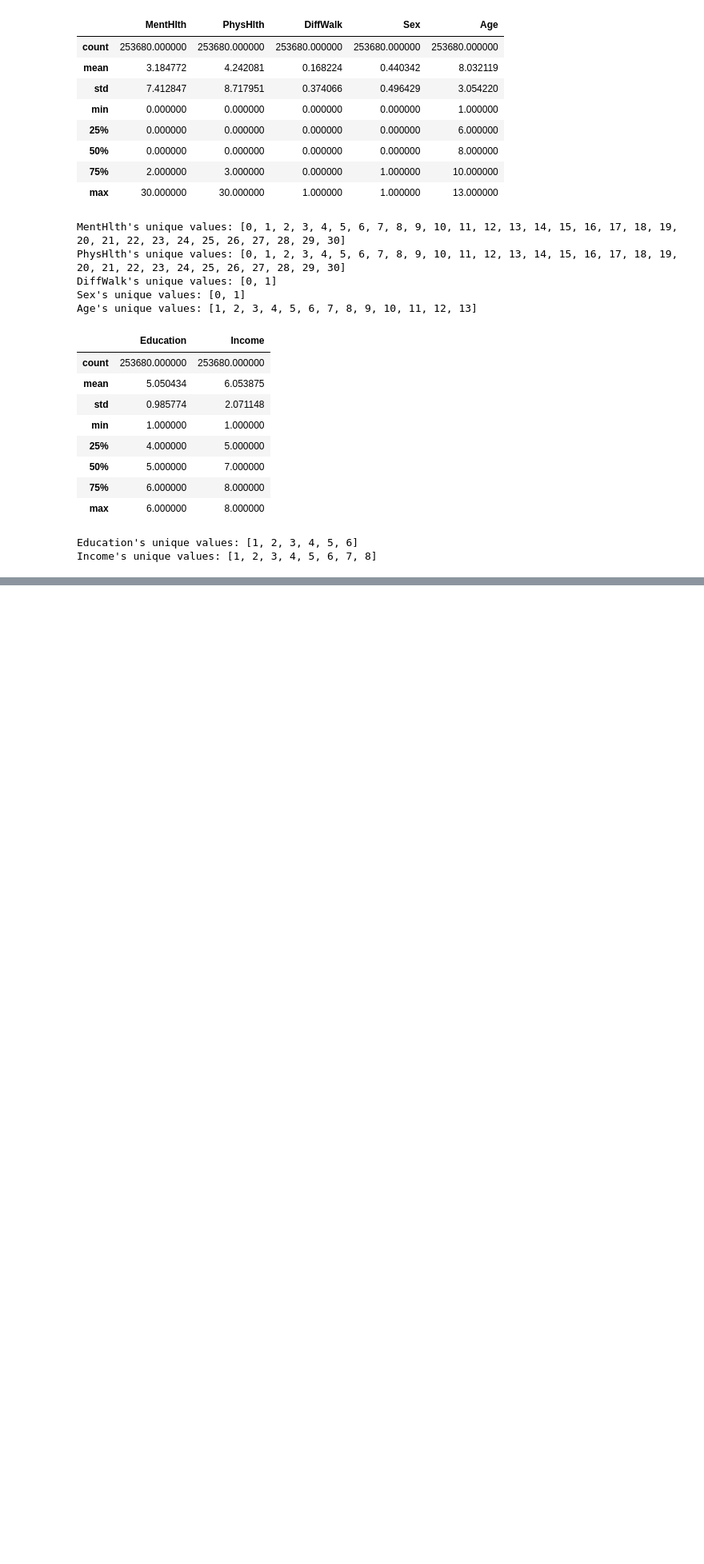
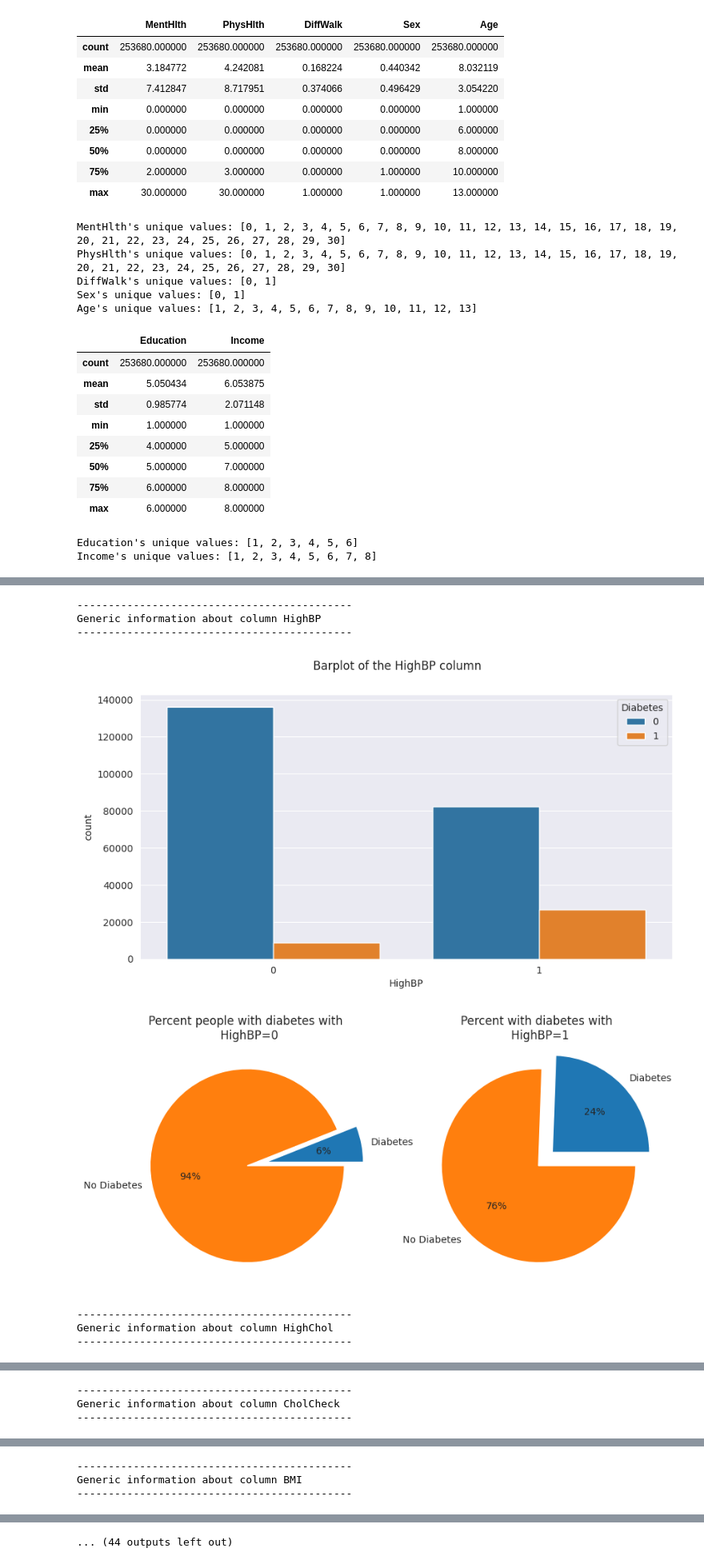
Before and after one commit to jcummingsutk/diabetes-classifier-data, a Jupyter notebook: notebooks/data_explore.ipynb, the cells around one changed output, grey strips where cells are left out. Shown at 80% size. Drawn from its saved outputs; the diff is of its cells as text; code cells hidden in the pictures; blank space fills up the shorter version.

```diff
--- a/notebooks/data_explore.ipynb
+++ b/notebooks/data_explore.ipynb
@@ -142,0 +189,11 @@ def plot_data(df: pd.DataFrame):
+# %%
+plot_data_summary_by_col(df_processed)
+# %% [output]
+--------------------------------------------
+Generic information about column HighBP
+--------------------------------------------
+[figure, added]
+[figure, added]
+--------------------------------------------
+Generic information about column HighChol
+--------------------------------------------
@@ -142,0 +202,3 @@ def plot_data(df: pd.DataFrame):
+--------------------------------------------
+Generic information about column CholCheck
+--------------------------------------------
@@ -142,0 +207,3 @@ def plot_data(df: pd.DataFrame):
+--------------------------------------------
+Generic information about column BMI
+--------------------------------------------
@@ -142,0 +214 @@ def plot_data(df: pd.DataFrame):
+... (44 outputs left out)
```
Also changed, not shown: parts of 35 cells of this notebook, 9 other files.
